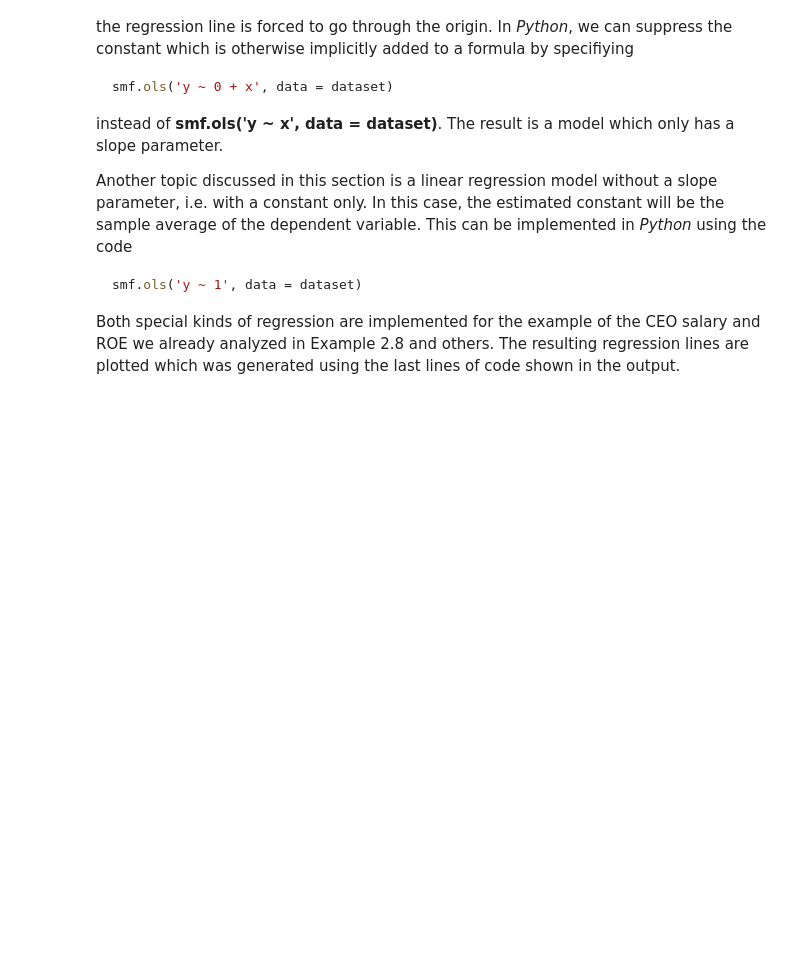
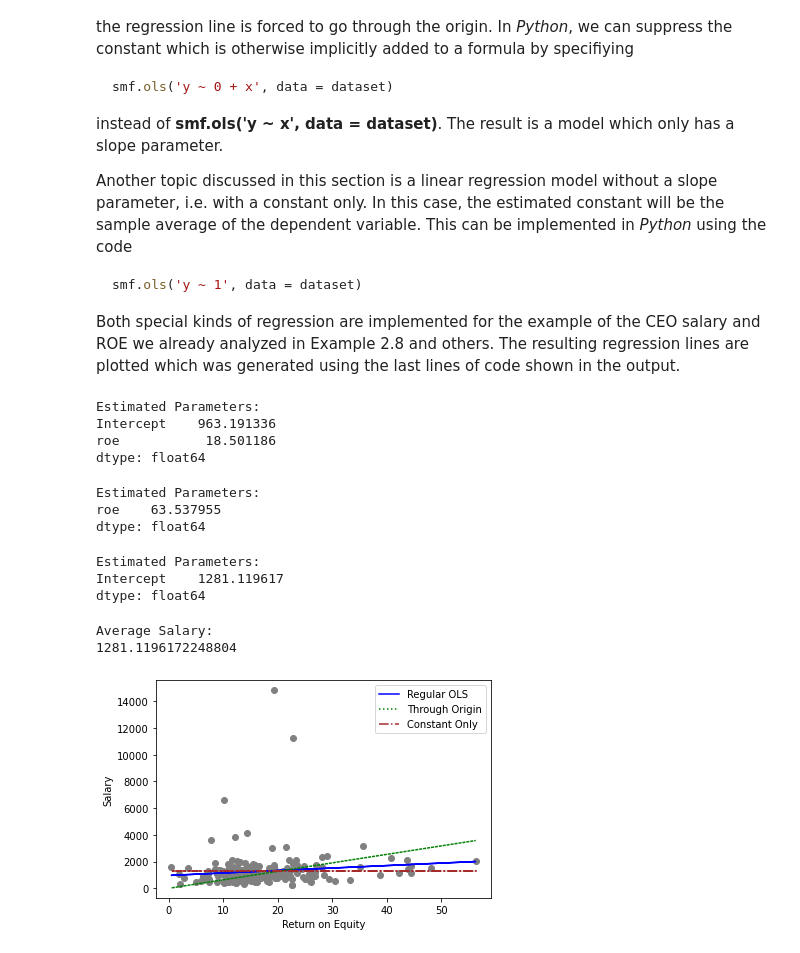
Before and after one commit to NormanLo4319/Econometric-with-Python, a Jupyter notebook: 3.Simple_Linear_Regression_Analysis.ipynb, the cells around one changed output. Cells and saved outputs as stored; diff of their text form; code cells hidden in the pictures; blank space fills up the shorter version.

```diff
--- a/3.Simple_Linear_Regression_Analysis.ipynb
+++ b/3.Simple_Linear_Regression_Analysis.ipynb
@@ -454,0 +461,59 @@ Both special kinds of regression are implemented for the example of the CEO sala
+# %%
+# Load the CEOSAL1 data set
+ceosal1 = woo.dataWoo('ceosal1')
+# %%
+# Usual OLS regression
+reg1 = smf.ols(formula = 'salary ~ roe', data = ceosal1)
+results1 = reg1.fit()
+b1 = results1.params
+print(f'Estimated Parameters: \n{b1}\n')
+# %% [output]
+Estimated Parameters:
+Intercept    963.191336
+roe           18.501186
+dtype: float64
+# %%
+# Regression without intercept (through origin)
+reg2 = smf.ols(formula = 'salary ~ 0 + roe', data = ceosal1)
+results2 = reg2.fit()
+b2 = results2.params
+print(f'Estimated Parameters: \n{b2}\n')
+# %% [output]
+Estimated Parameters:
+roe    63.537955
+dtype: float64
+# %%
+# Regression without slope (on a constant)
+reg3 = smf.ols(formula = 'salary ~ 1', data = ceosal1)
+results3 = reg3.fit()
+b3 = results3.params
+print(f'Estimated Parameters: \n{b3}\n')
+# %% [output]
+Estimated Parameters:
+Intercept    1281.119617
+dtype: float64
+# %%
+# Average salary
+sal_mean = np.mean(ceosal1['salary'])
+print(f'Average Salary: \n{sal_mean}\n')
+# %% [output]
+Average Salary:
+1281.1196172248804
+# %%
+# Scatter plot and fitted values:
+plt.plot('roe', 'salary', data = ceosal1, color = 'grey',
+        marker = 'o', linestyle = '', label = '')
+plt.plot(ceosal1['roe'], results1.fittedvalues, color = 'blue',
+        linestyle = '-', label = 'Regular OLS')
+plt.plot(ceosal1['roe'], results2.fittedvalues, color = 'green',
+        linestyle = ':', label = 'Through Origin')
+plt.plot(ceosal1['roe'], results3.fittedvalues, color = 'brown',
+        linestyle = '-.', label = 'Constant Only')
+plt.ylabel('Salary')
+plt.xlabel('Return on Equity')
+plt.legend()
+plt.show()
+plt.savefig('images/slr-origin-const.png')
+plt.close()
+# %% [output]
+[figure, added]
```
Also changed, not shown: parts of 14 cells of this notebook, 1 other file.
